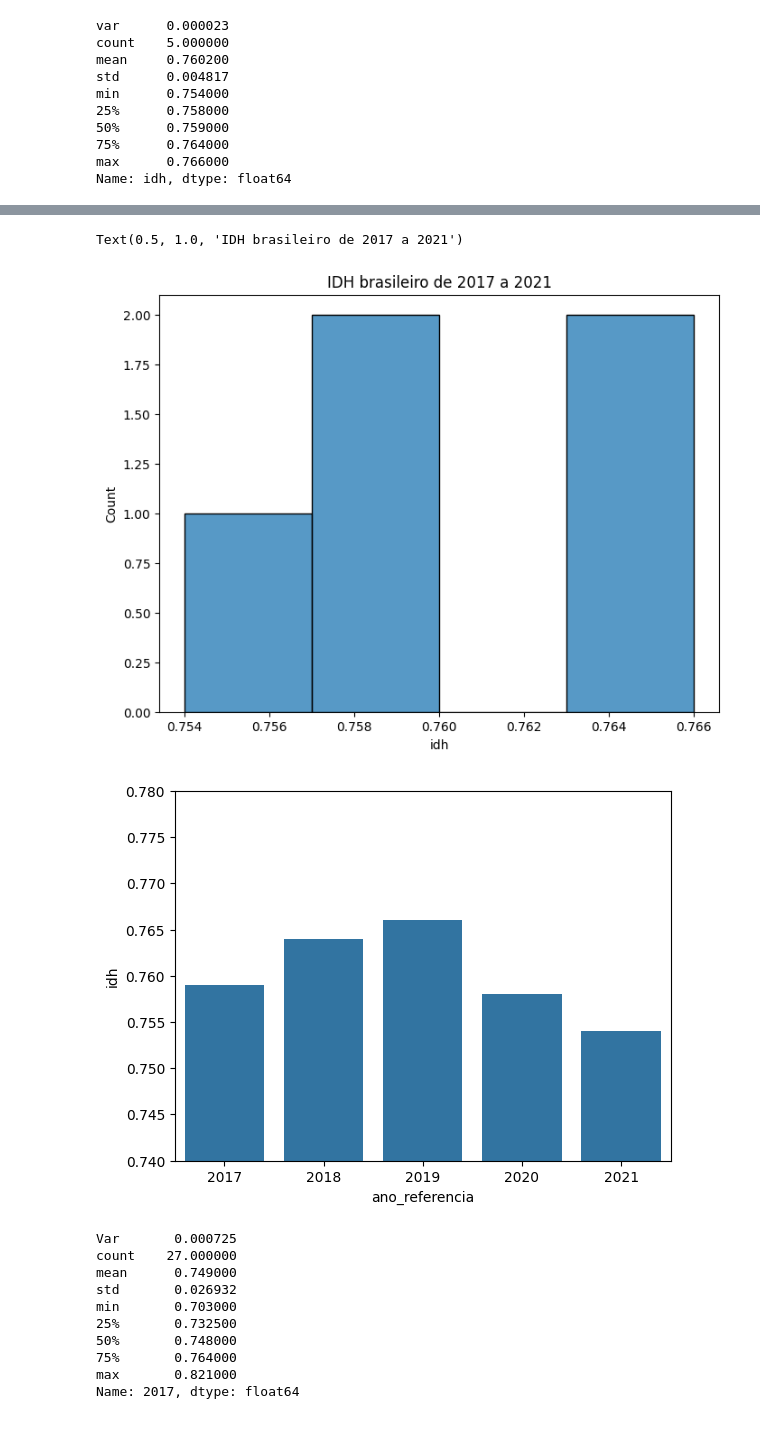
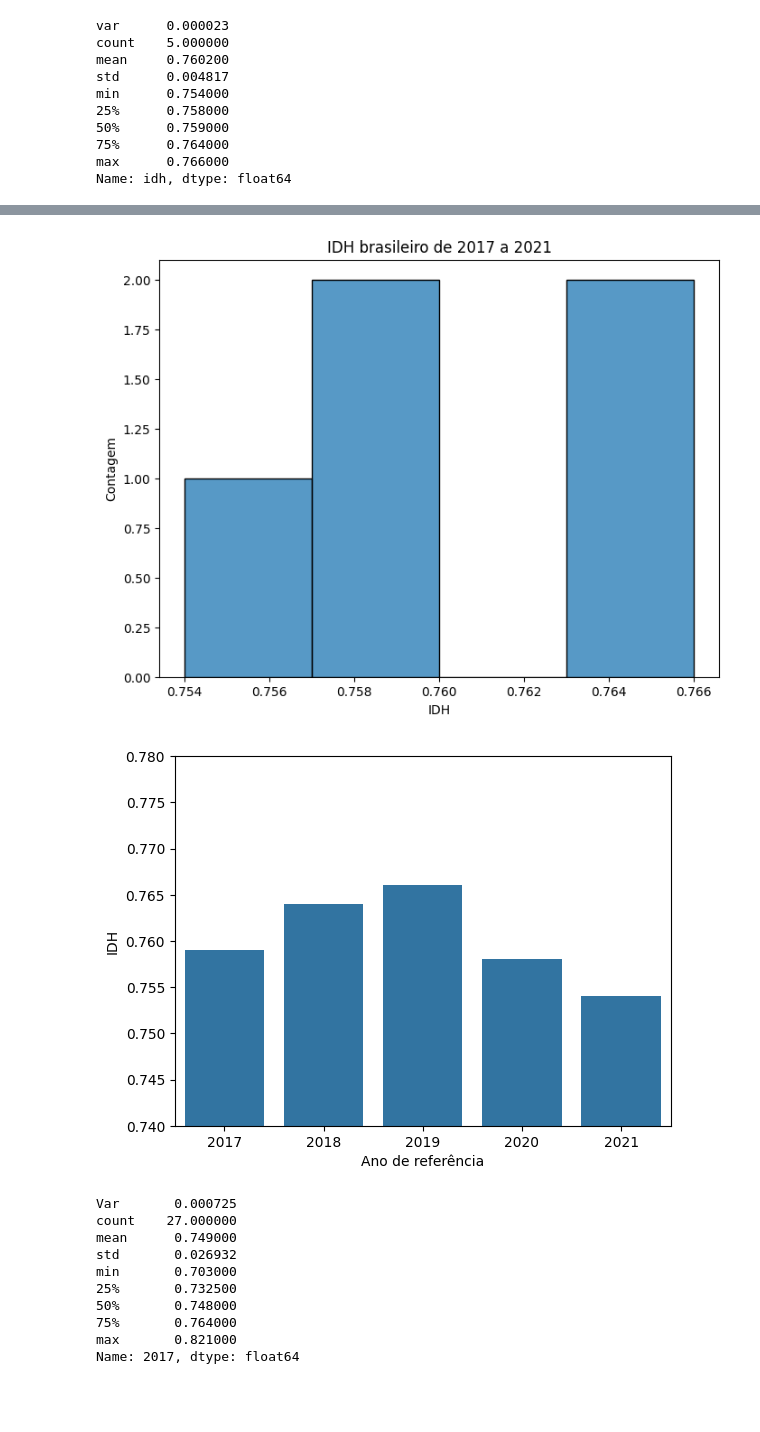
Before and after one commit to DjallenDias/IDSProject, a Jupyter notebook: notebook.ipynb, the cells around one changed output, grey strips where cells are left out. Drawn from its saved outputs; the diff is of its cells as text; code cells hidden in the pictures.

```diff
--- a/notebook.ipynb
+++ b/notebook.ipynb
@@ -149,12 +152,18 @@ plt.show()
 # %%
 #Definindo tamanho da imagem do gráfico
 plt.figure(figsize=(8,6))
 
 #Histograma dados dados de IDH entre 2017 e 2021
-sb.histplot(dataIdh, x='idh').set_title("IDH brasileiro de 2017 a 2021")
+histIdh = sb.histplot(dataIdh, x='idh').set_title("IDH brasileiro de 2017 a 2021")
+
+#Mudando o título dos eixos
+plt.xlabel("IDH")
+plt.ylabel("Contagem")
+
+#Plotando os gráficos
+plt.show()
 # %% [output]
-Text(0.5, 1.0, 'IDH brasileiro de 2017 a 2021')
-[figure, old version]
+[figure, new version]
 # %%
 #Criando gráfico de barras com os dados de IDH ao longo dos anos
 idhBar = sb.barplot(data=dataIdh, x='ano_referencia', y='idh')
@@ -163,10 +172,14 @@ idhBar = sb.barplot(data=dataIdh, x='ano_referencia', y='idh')
 eixo = plt.gca()
 eixo.set_ylim([0.74, 0.78])
 
+#Alterando títulos dos eixos
+plt.xlabel("Ano de referência")
+plt.ylabel("IDH")
+
 #Exibindo o gráfico
 plt.show()
 # %% [output]
-[figure, old version]
+[figure, new version]
 # %%
 #Lendo os dados da base
 dataIdhReg = pd.read_csv("arquivos/IDH/GDL-Subnational-HDI-data.csv")
```
Also changed, not shown: parts of 6 cells of this notebook.
